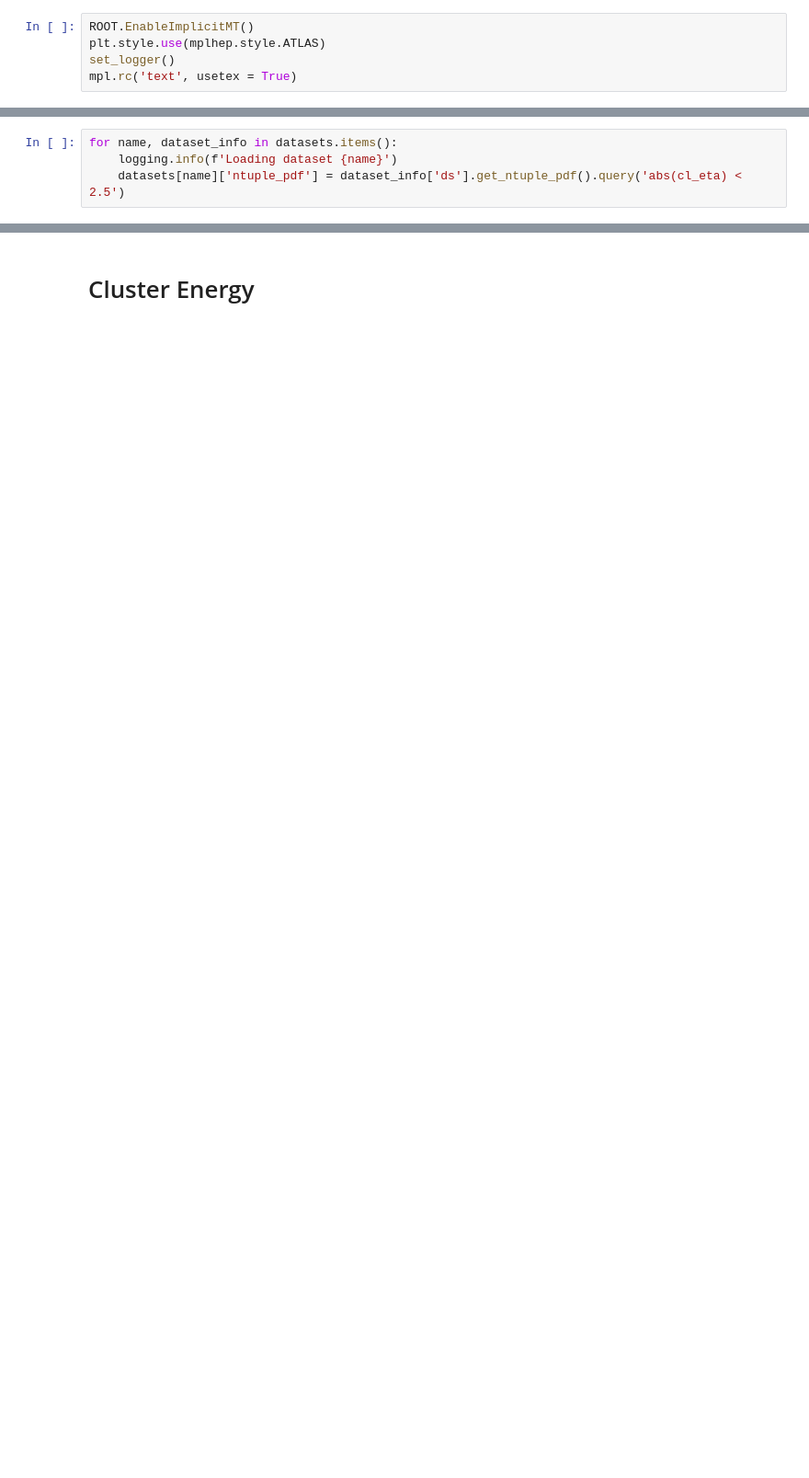
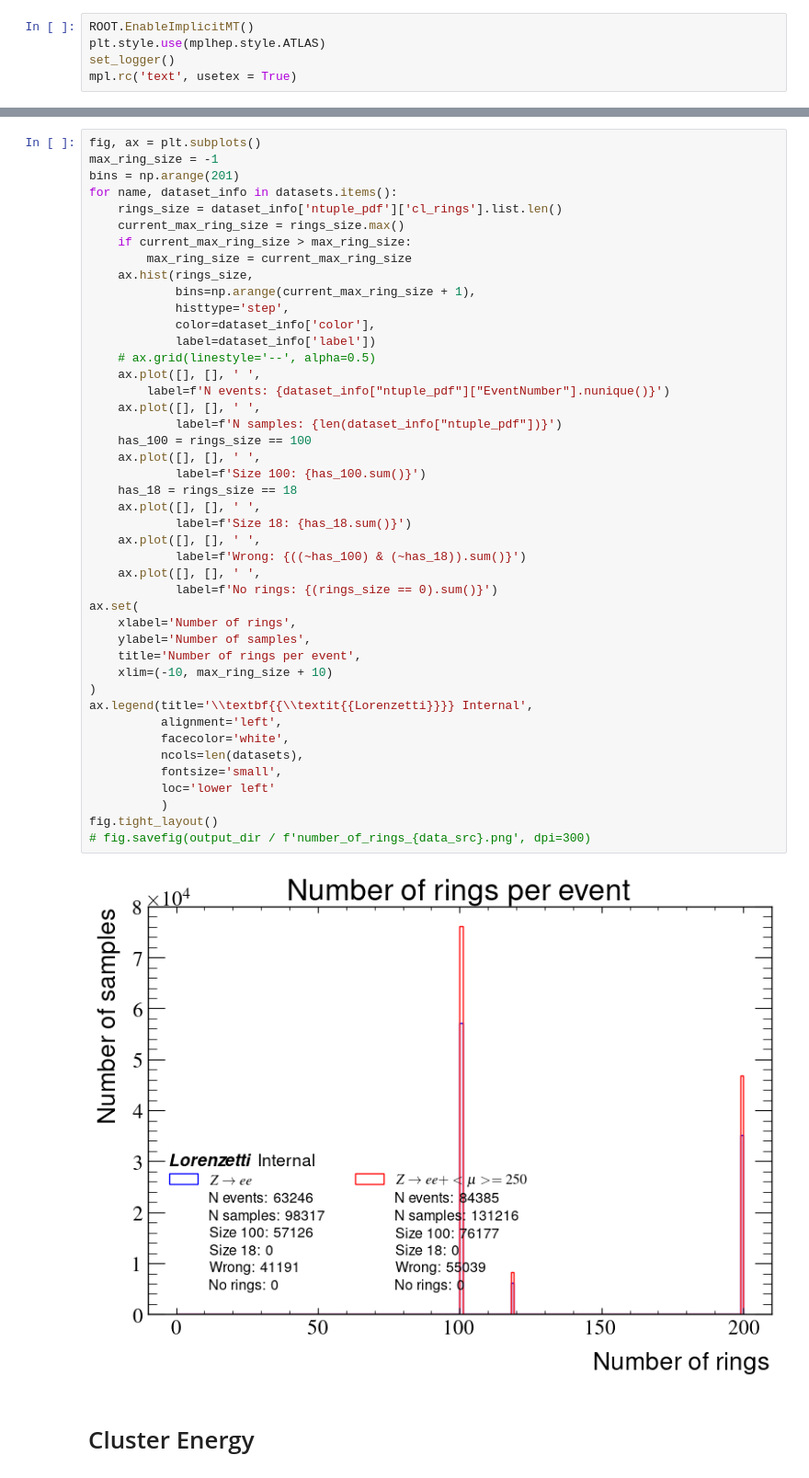
Before and after one commit to lucasbanunes/boosted-lorenzetti, a Jupyter notebook: analyze_ntuple.ipynb, the cells around one changed output, grey strips where cells are left out. Shown at 92% size. Saved outputs shown, nothing was run; the diff lists cells and outputs as text; blank space fills up the shorter version.

Commit message:
Updates analyze_ntuple with new loading functions and ring plots

```diff
--- a/analyze-ntuple.ipynb
+++ b/analyze_ntuple.ipynb
@@ -49,4 +67,0 @@ datasets
-# %%
-for name, dataset_info in datasets.items():
-    logging.info(f'Loading dataset {name}')
-    datasets[name]['ntuple_pdf'] = dataset_info['ds'].get_ntuple_pdf().query('abs(cl_eta) < 2.5')
@@ -56,3 +70,49 @@ for name, dataset_info in datasets.items():
+# %%
+fig, ax = plt.subplots()
+max_ring_size = -1
+bins = np.arange(201)
+for name, dataset_info in datasets.items():
+    rings_size = dataset_info['ntuple_pdf']['cl_rings'].list.len()
+    current_max_ring_size = rings_size.max()
+    if current_max_ring_size > max_ring_size:
+        max_ring_size = current_max_ring_size
+    ax.hist(rings_size,
+            bins=np.arange(current_max_ring_size + 1),
+            histtype='step',
+            color=dataset_info['color'],
+            label=dataset_info['label'])
+    # ax.grid(linestyle='--', alpha=0.5)
+    ax.plot([], [], ' ',
+        label=f'N events: {dataset_info["ntuple_pdf"]["EventNumber"].nunique()}')
+    ax.plot([], [], ' ',
+            label=f'N samples: {len(dataset_info["ntuple_pdf"])}')
+    has_100 = rings_size == 100
+    ax.plot([], [], ' ',
+            label=f'Size 100: {has_100.sum()}')
+    has_18 = rings_size == 18
+    ax.plot([], [], ' ',
+            label=f'Size 18: {has_18.sum()}')
+    ax.plot([], [], ' ',
+            label=f'Wrong: {((~has_100) & (~has_18)).sum()}')
+    ax.plot([], [], ' ',
+            label=f'No rings: {(rings_size == 0).sum()}')
+ax.set(
+    xlabel='Number of rings',
+    ylabel='Number of samples',
+    title='Number of rings per event',
+    xlim=(-10, max_ring_size + 10)
+)
+ax.legend(title='\\textbf{{\\textit{{Lorenzetti}}}} Internal',
+          alignment='left',
+          facecolor='white',
+          ncols=len(datasets),
+          fontsize='small',
+          loc='lower left'
+          )
+fig.tight_layout()
+# fig.savefig(output_dir / f'number_of_rings_{data_src}.png', dpi=300)
+# %% [output]
+[figure, added]
 # %% [markdown]
 # Cluster Energy
 # %%
```
Also changed, not shown: parts of 12 cells of this notebook.
